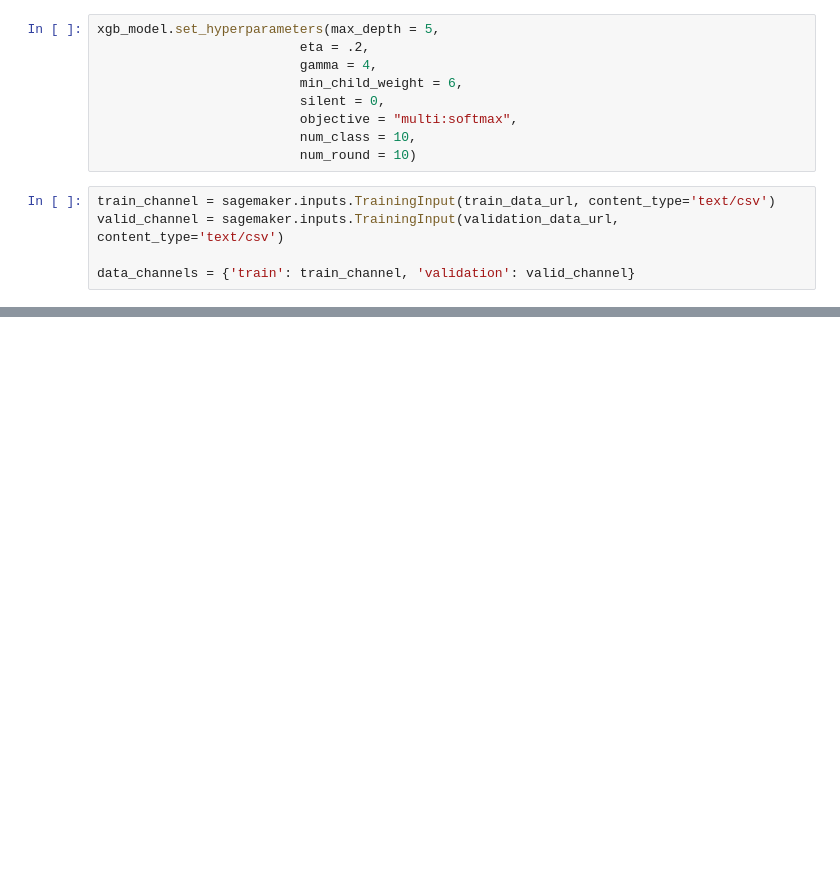
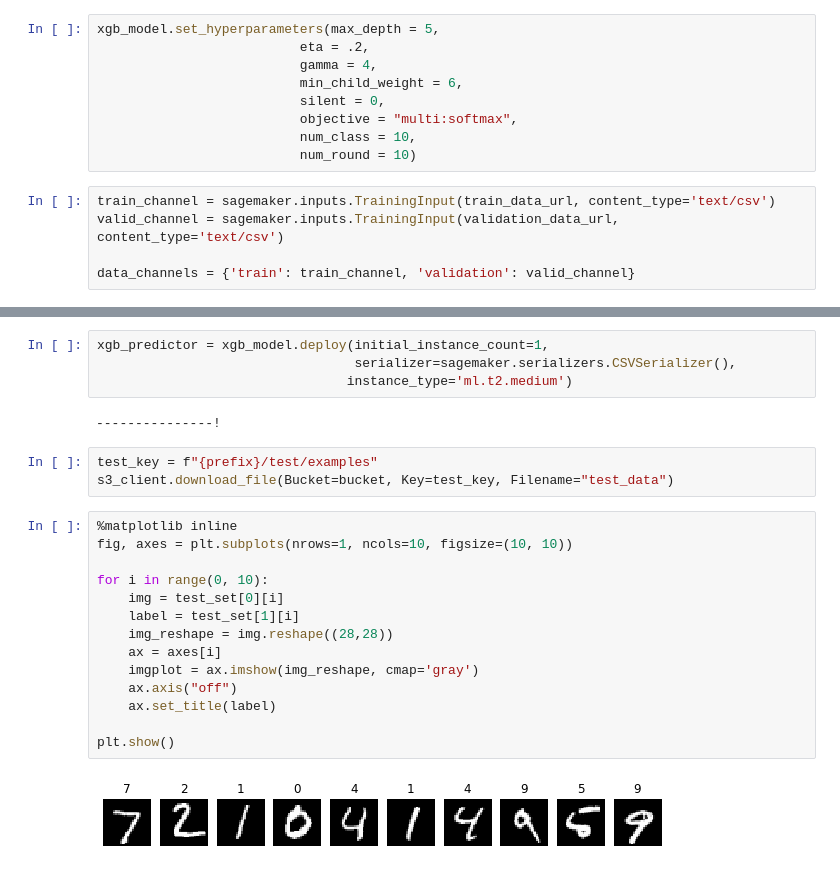
Before and after one commit to da-huin/sage_maker_tutorial, a Jupyter notebook: src/tutorial.ipynb, the cells around one changed output, grey strips where cells are left out. Drawn from its saved outputs; the diff is of its cells as text; blank space fills up the shorter version.

```diff
--- a/src/tutorial.ipynb
+++ b/src/tutorial.ipynb
@@ -163,0 +164,25 @@ Billable seconds: 140
+# %%
+xgb_predictor = xgb_model.deploy(initial_instance_count=1,
+                                 serializer=sagemaker.serializers.CSVSerializer(),
+                                instance_type='ml.t2.medium')
+# %% [output]
+---------------!
+# %%
+test_key = f"{prefix}/test/examples"
+s3_client.download_file(Bucket=bucket, Key=test_key, Filename="test_data")
+# %%
+%matplotlib inline
+fig, axes = plt.subplots(nrows=1, ncols=10, figsize=(10, 10))
+
+for i in range(0, 10):
+    img = test_set[0][i]
+    label = test_set[1][i]
+    img_reshape = img.reshape((28,28))
+    ax = axes[i]
+    imgplot = ax.imshow(img_reshape, cmap='gray')
+    ax.axis("off")
+    ax.set_title(label)
+
+plt.show()
+# %% [output]
+[figure, added]
```
Also changed, not shown: parts of 10 cells of this notebook, 1 other file.
